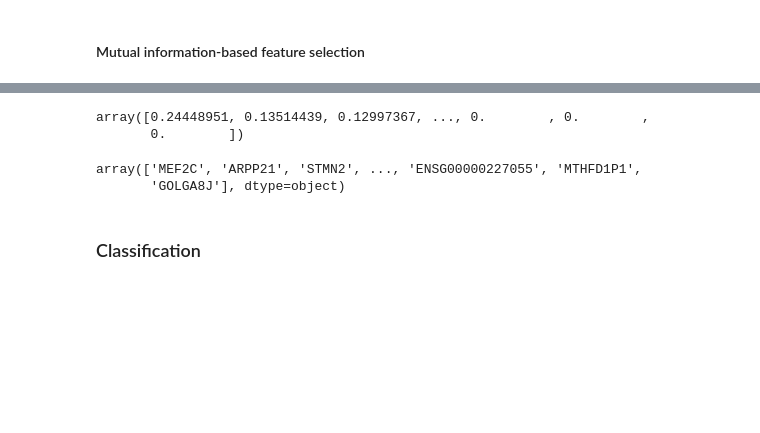
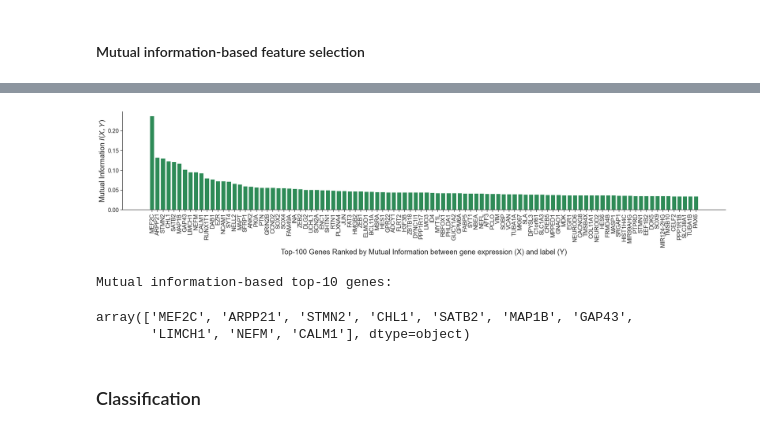
Before and after one commit to Laknath1996/neurogenesis, a Jupyter notebook: analysis.ipynb, the cells around one changed output, grey strips where cells are left out. Saved outputs shown, nothing was run; the diff lists cells and outputs as text; code cells hidden in the pictures; blank space fills up the shorter version.

```diff
--- a/dev.ipynb
+++ b/analysis.ipynb
@@ -176,10 +169,13 @@ plt.bar(sorted_mi_genes[:100], sorted_mi[:100])
-# %%
-sorted_mi
-# %% [output]
-array([0.24448951, 0.13514439, 0.12997367, ..., 0.        , 0.        ,
-       0.        ])
-# %%
-sorted_mi_genes
-# %% [output]
-array(['MEF2C', 'ARPP21', 'STMN2', ..., 'ENSG00000227055', 'MTHFD1P1',
-       'GOLGA8J'], dtype=object)
+# %%
+fig, ax = plt.subplots(figsize=(30, 5))
+ax.bar(np.arange(1, 101, 1), sorted_mi[:100], color="seagreen")
+ax.set_ylabel(r"Mutual Information $I(X, Y)$", fontsize=20)
+ax.set_xlabel("Top-100 Genes Ranked by Mutual Information between gene expression (X) and label (Y)", fontsize=20)
+ax.set_xticks(np.arange(1, 101, 1))
+ax.set_xticklabels(sorted_mi_genes[:100])
+ax.tick_params(labelsize=16)
+sns.despine()
+plt.xticks(rotation=90)
+plt.show()
+# %% [output]
+[figure, added]
@@ -186,3 +184,10 @@ array(['MEF2C', 'ARPP21', 'STMN2', ..., 'ENSG00000227055', 'MTHFD1P1',
+# %%
+print("Mutual information-based top-10 genes:")
+sorted_mi_genes[:10]
+# %% [output]
+Mutual information-based top-10 genes:
+array(['MEF2C', 'ARPP21', 'STMN2', 'CHL1', 'SATB2', 'MAP1B', 'GAP43',
+       'LIMCH1', 'NEFM', 'CALM1'], dtype=object)
 # %% [markdown]
 ### Classification
 # %% [markdown]
```
Also changed, not shown: parts of 7 cells of this notebook, 6 other files.
